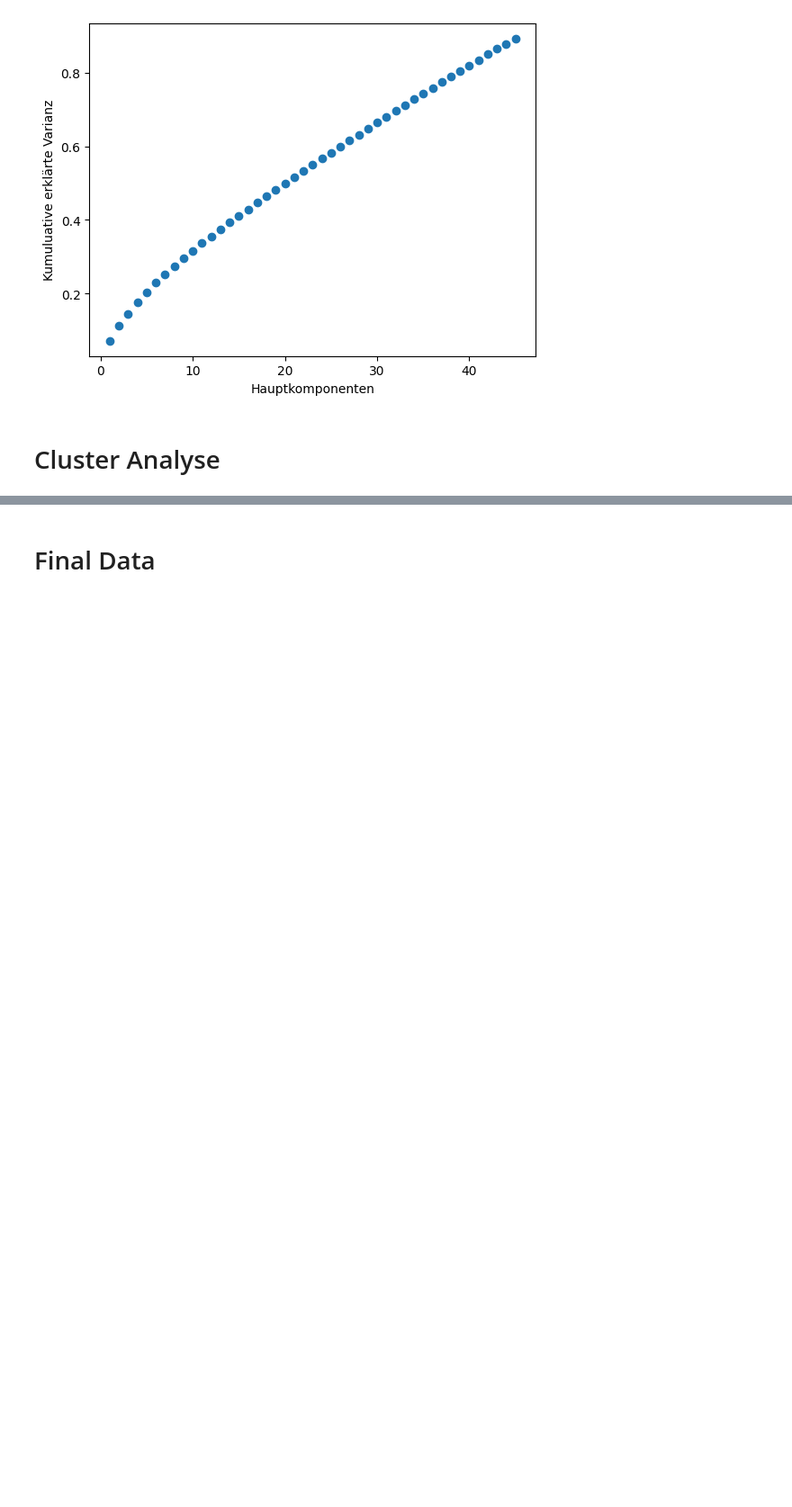
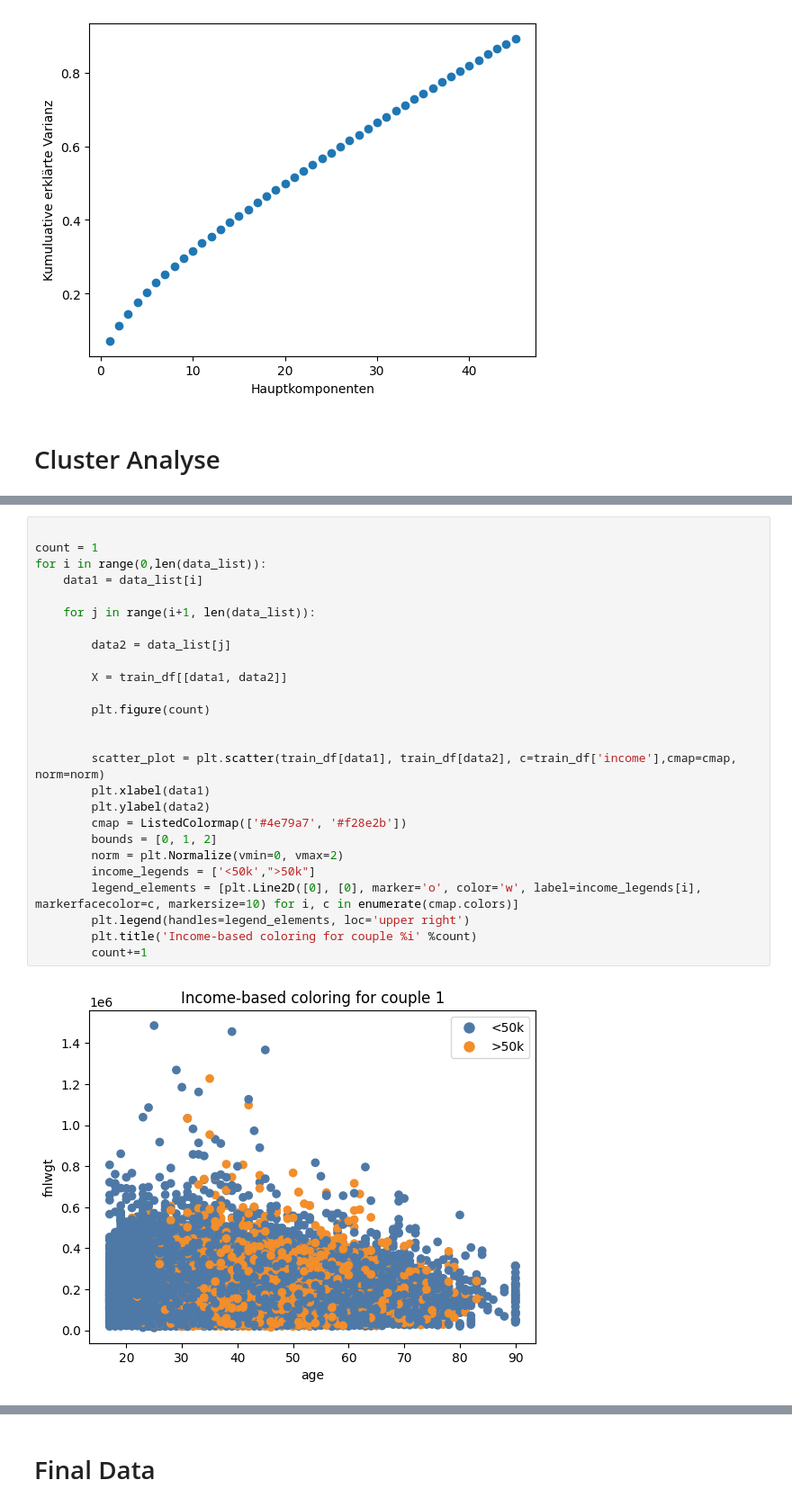
Before and after one commit to simonsymhoven/income-classification, a Jupyter notebook: income-classification.ipynb, the cells around one changed output, grey strips where cells are left out. Shown at 90% size. Cells and saved outputs as stored; diff of their text form; blank space fills up the shorter version.

```diff
--- a/income-classification.ipynb
+++ b/income-classification.ipynb
@@ -459,0 +625,28 @@ plt.show()
+# %%
+
+count = 1
+for i in range(0,len(data_list)):
+    data1 = data_list[i]
+
+    for j in range(i+1, len(data_list)):
+
+        data2 = data_list[j]
+
+        X = train_df[[data1, data2]]
+
+        plt.figure(count)
+
+
+        scatter_plot = plt.scatter(train_df[data1], train_df[data2], c=train_df['income'],cmap=cmap, norm=norm)
+        plt.xlabel(data1)
+        plt.ylabel(data2)
+        cmap = ListedColormap(['#4e79a7', '#f28e2b'])
+        bounds = [0, 1, 2]
+        norm = plt.Normalize(vmin=0, vmax=2)
+        income_legends = ['<50k',">50k"]
+        legend_elements = [plt.Line2D([0], [0], marker='o', color='w', label=income_legends[i], markerfacecolor=c, markersize=10) for i, c in enumerate(cmap.colors)]
+        plt.legend(handles=legend_elements, loc='upper right')
+        plt.title('Income-based coloring for couple %i' %count)
+        count+=1
+# %% [output]
+[figure, added]
```
Also changed, not shown: parts of 22 cells of this notebook, 1 other file.
